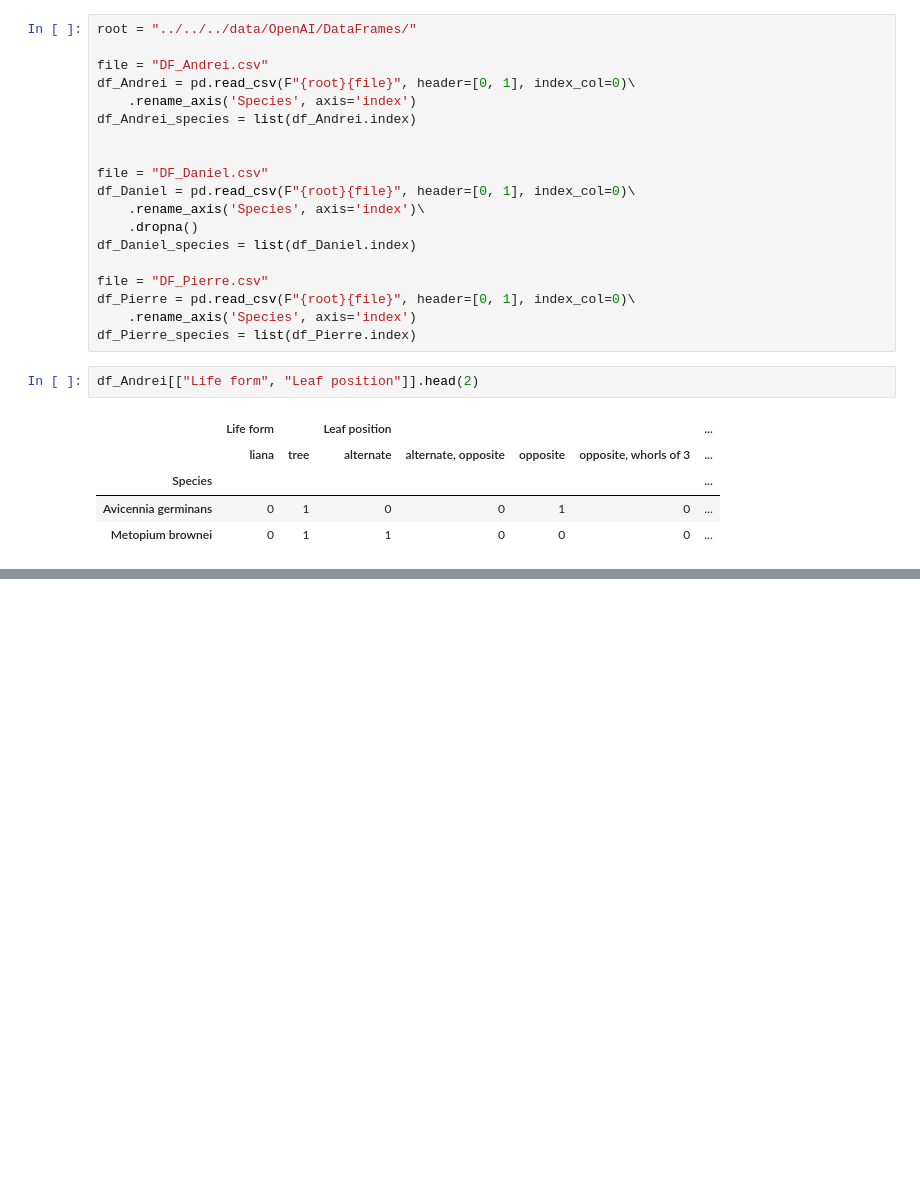
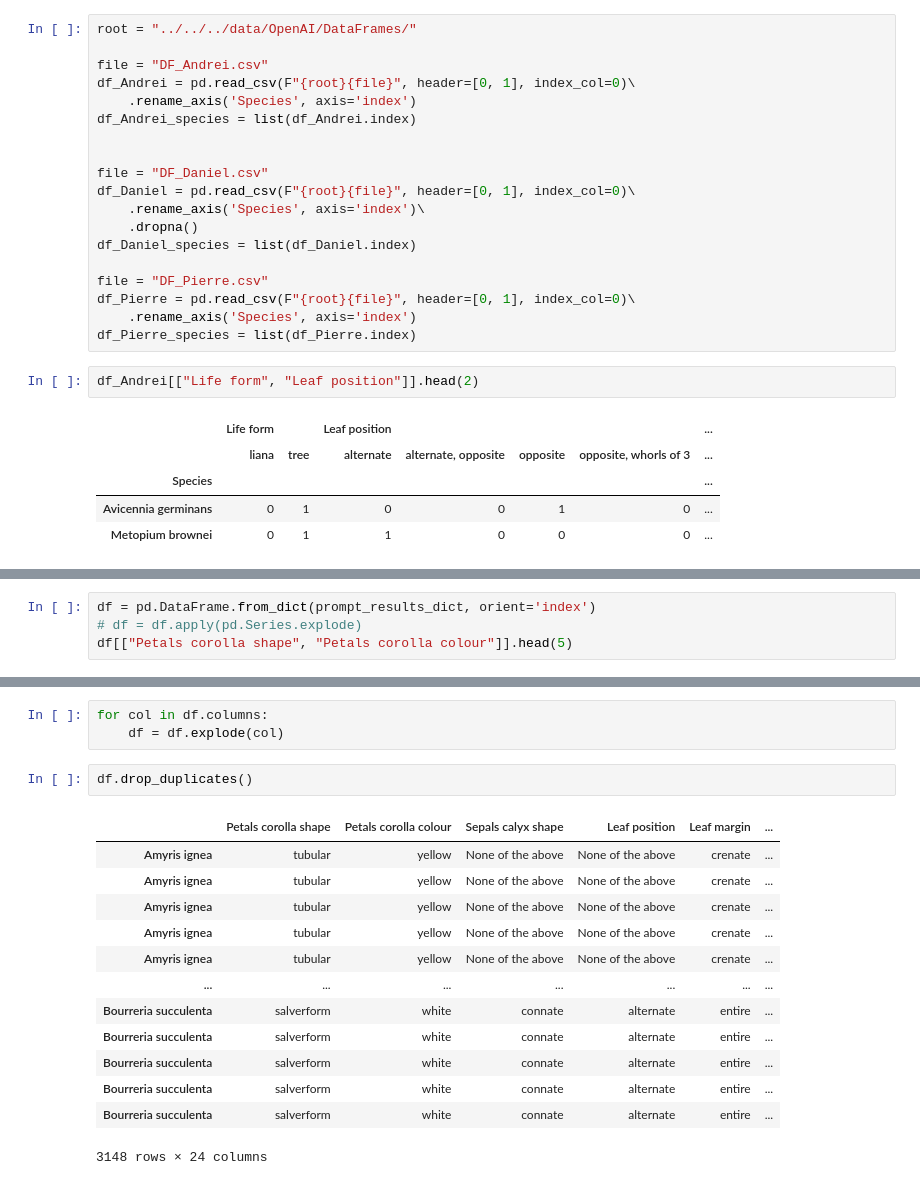
Before and after one commit to RobertvdV/GRS70424_Internship, a Jupyter notebook: notebooks/reports/OpenAI/5.2.1_ChatGPT_prompt_readings.ipynb, the cells around one changed output, grey strips where cells are left out. Drawn from its saved outputs; the diff is of its cells as text; blank space fills up the shorter version.

```diff
--- a/notebooks/reports/OpenAI/5.2.1_ChatGPT_prompt_readings.ipynb
+++ b/notebooks/reports/OpenAI/5.2.1_ChatGPT_prompt_readings.ipynb
@@ -193,0 +174,4 @@ prompt_results_dict["Avicennia germinans"]
+# %%
+df = pd.DataFrame.from_dict(prompt_results_dict, orient='index')
+# df = df.apply(pd.Series.explode)
+df[["Petals corolla shape", "Petals corolla colour"]].head(5)
@@ -193,0 +184,19 @@ prompt_results_dict["Avicennia germinans"]
+# %%
+for col in df.columns:
+    df = df.explode(col)
+# %%
+df.drop_duplicates()
+# %% [output]
+|  | Petals corolla shape | Petals corolla colour | Sepals calyx shape | Leaf position | Leaf margin | ... |
+| Amyris ignea | tubular | yellow | None of the above | None of the above | crenate | ... |
+| Amyris ignea | tubular | yellow | None of the above | None of the above | crenate | ... |
+| Amyris ignea | tubular | yellow | None of the above | None of the above | crenate | ... |
+| Amyris ignea | tubular | yellow | None of the above | None of the above | crenate | ... |
+| Amyris ignea | tubular | yellow | None of the above | None of the above | crenate | ... |
+| ... | ... | ... | ... | ... | ... | ... |
+| Bourreria succulenta | salverform | white | connate | alternate | entire | ... |
+| Bourreria succulenta | salverform | white | connate | alternate | entire | ... |
+| Bourreria succulenta | salverform | white | connate | alternate | entire | ... |
+| Bourreria succulenta | salverform | white | connate | alternate | entire | ... |
+| Bourreria succulenta | salverform | white | connate | alternate | entire | ... |
+3148 rows × 24 columns
```
Also changed, not shown: parts of 4 cells of this notebook, 1 other file.
